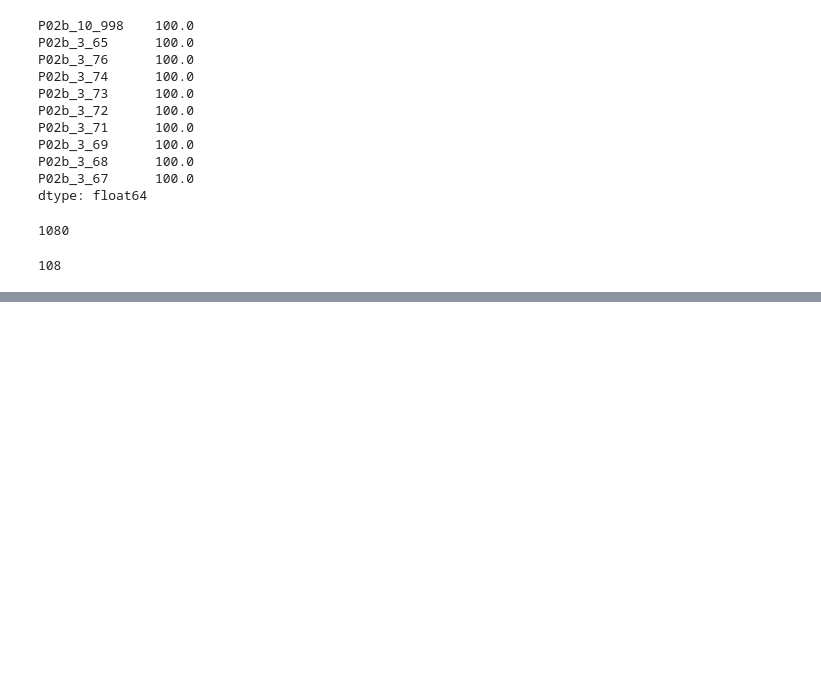
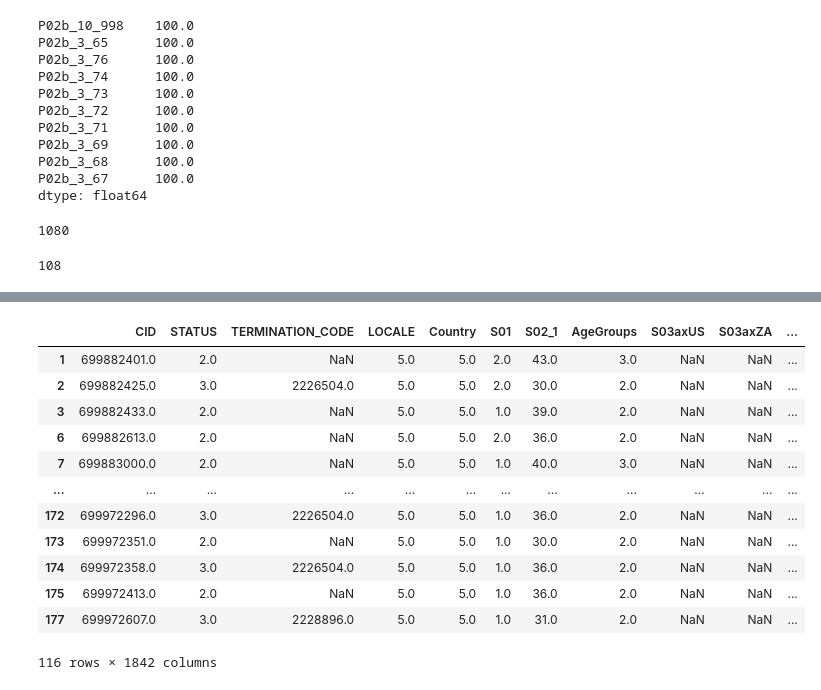
Before and after one commit to adrianacupp/conjoint_analysis, a Jupyter notebook: ExerciseAdriana/cuppuleri_part2.ipynb, the cells around one changed output, grey strips where cells are left out. Drawn from its saved outputs; the diff is of its cells as text; code cells hidden in the pictures; blank space fills up the shorter version.

```diff
--- a/ExerciseAdriana/cuppuleri_part2.ipynb
+++ b/ExerciseAdriana/cuppuleri_part2.ipynb
@@ -204,0 +256,17 @@ Ensure that follow-up questions are answered only when applicable (e.g., S13a on
+# %%
+s08a3 = survey_data[(survey_data['S08a'] == 3)]
+s08a3
+# %% [output]
+|  | CID | STATUS | TERMINATION_CODE | LOCALE | Country | S01 | S02_1 | AgeGroups | S03axUS | S03axZA | ... |
+| 1 | 699882401.0 | 2.0 | NaN | 5.0 | 5.0 | 2.0 | 43.0 | 3.0 | NaN | NaN | ... |
+| 2 | 699882425.0 | 3.0 | 2226504.0 | 5.0 | 5.0 | 2.0 | 30.0 | 2.0 | NaN | NaN | ... |
+| 3 | 699882433.0 | 2.0 | NaN | 5.0 | 5.0 | 1.0 | 39.0 | 2.0 | NaN | NaN | ... |
+| 6 | 699882613.0 | 2.0 | NaN | 5.0 | 5.0 | 2.0 | 36.0 | 2.0 | NaN | NaN | ... |
+| 7 | 699883000.0 | 2.0 | NaN | 5.0 | 5.0 | 1.0 | 40.0 | 3.0 | NaN | NaN | ... |
+| ... | ... | ... | ... | ... | ... | ... | ... | ... | ... | ... | ... |
+| 172 | 699972296.0 | 3.0 | 2226504.0 | 5.0 | 5.0 | 1.0 | 36.0 | 2.0 | NaN | NaN | ... |
+| 173 | 699972351.0 | 2.0 | NaN | 5.0 | 5.0 | 1.0 | 30.0 | 2.0 | NaN | NaN | ... |
+| 174 | 699972358.0 | 3.0 | 2226504.0 | 5.0 | 5.0 | 1.0 | 36.0 | 2.0 | NaN | NaN | ... |
+| 175 | 699972413.0 | 2.0 | NaN | 5.0 | 5.0 | 1.0 | 36.0 | 2.0 | NaN | NaN | ... |
+| 177 | 699972607.0 | 3.0 | 2228896.0 | 5.0 | 5.0 | 1.0 | 31.0 | 2.0 | NaN | NaN | ... |
+116 rows × 1842 columns
```
Also changed, not shown: parts of 48 cells of this notebook, 3 other files.
